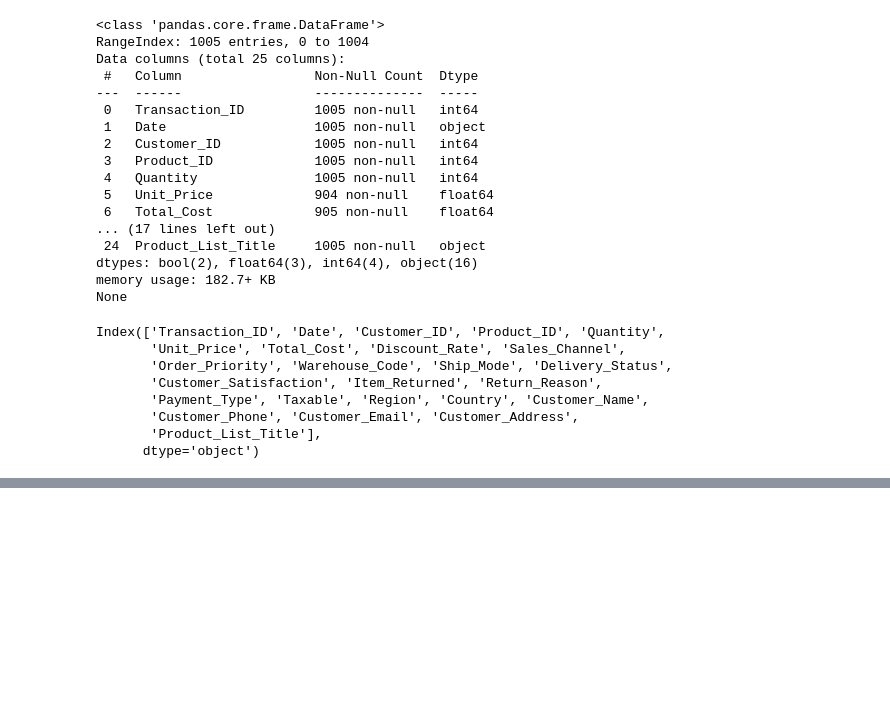
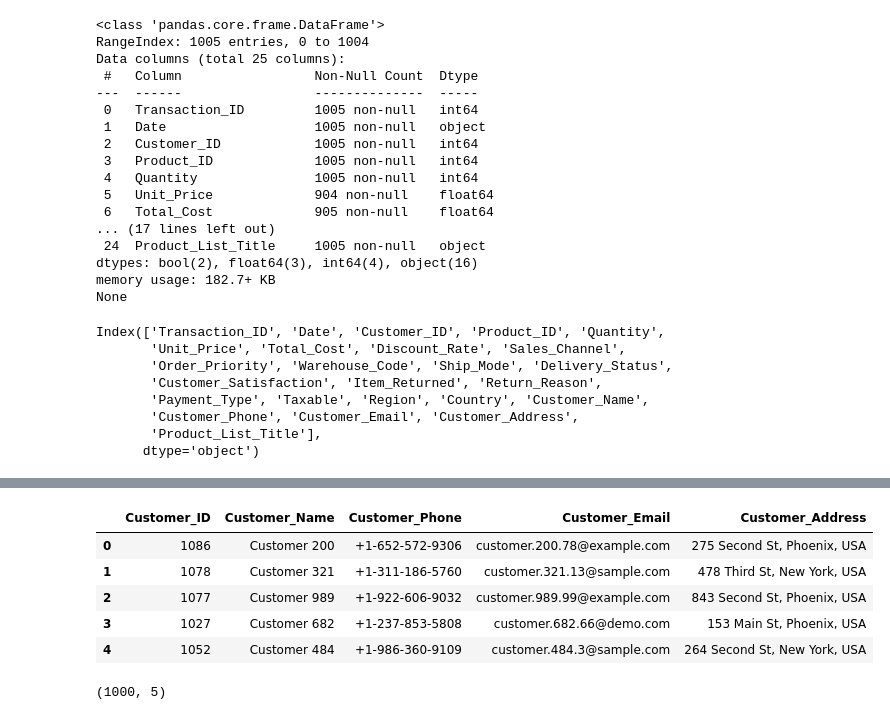
Before and after one commit to Enitanimi/ziko_logistics, a Jupyter notebook: Etl_pipeline.ipynb, the cells around one changed output, grey strips where cells are left out. Drawn from its saved outputs; the diff is of its cells as text; code cells hidden in the pictures; blank space fills up the shorter version.

```diff
--- a/Etl_pipeline.ipynb
+++ b/Etl_pipeline.ipynb
@@ -69,0 +182,20 @@ Index(['Transaction_ID', 'Date', 'Customer_ID', 'Product_ID', 'Quantity',
+# %%
+### Creating Tables
+
+# Customer Table
+
+customer = ziko_df2[[ "Customer_ID", "Customer_Name", "Customer_Phone", "Customer_Email", "Customer_Address"]].copy().drop_duplicates().reset_index(drop=True)
+
+customer.head()
+# %% [output]
+|  | Customer_ID | Customer_Name | Customer_Phone | Customer_Email | Customer_Address |
+| 0 | 1086 | Customer 200 | +1-652-572-9306 | customer.200.78@example.com | 275 Second St, Phoenix, USA |
+| 1 | 1078 | Customer 321 | +1-311-186-5760 | customer.321.13@sample.com | 478 Third St, New York, USA |
+| 2 | 1077 | Customer 989 | +1-922-606-9032 | customer.989.99@example.com | 843 Second St, Phoenix, USA |
+| 3 | 1027 | Customer 682 | +1-237-853-5808 | customer.682.66@demo.com | 153 Main St, Phoenix, USA |
+| 4 | 1052 | Customer 484 | +1-986-360-9109 | customer.484.3@sample.com | 264 Second St, New York, USA |
+# %%
+
+customer.shape
+# %% [output]
+(1000, 5)
```
Also changed, not shown: parts of 16 cells of this notebook, 4 other files.
